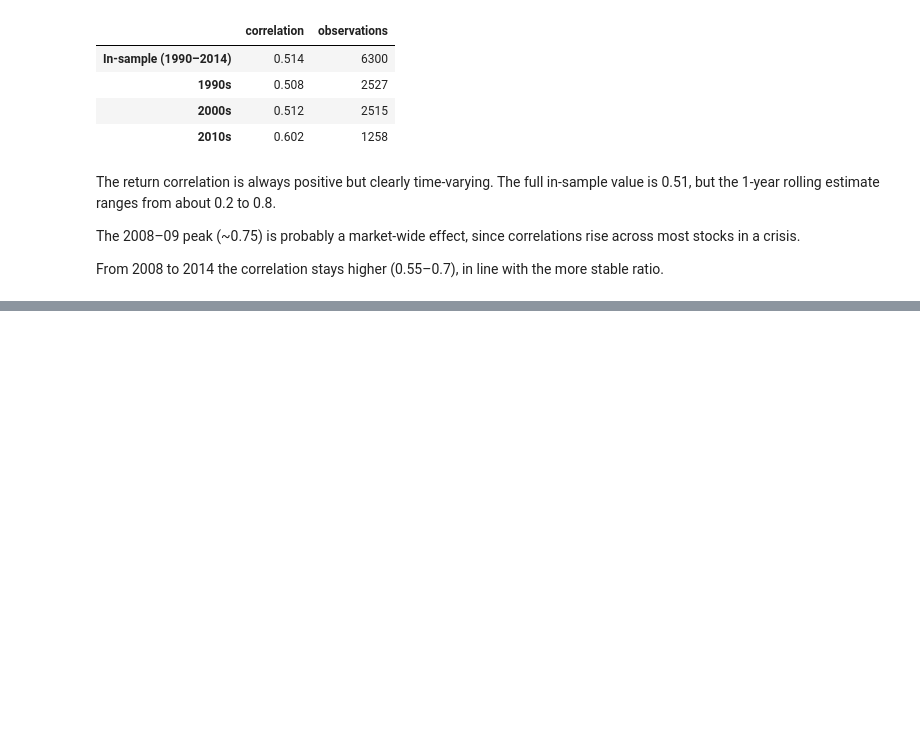
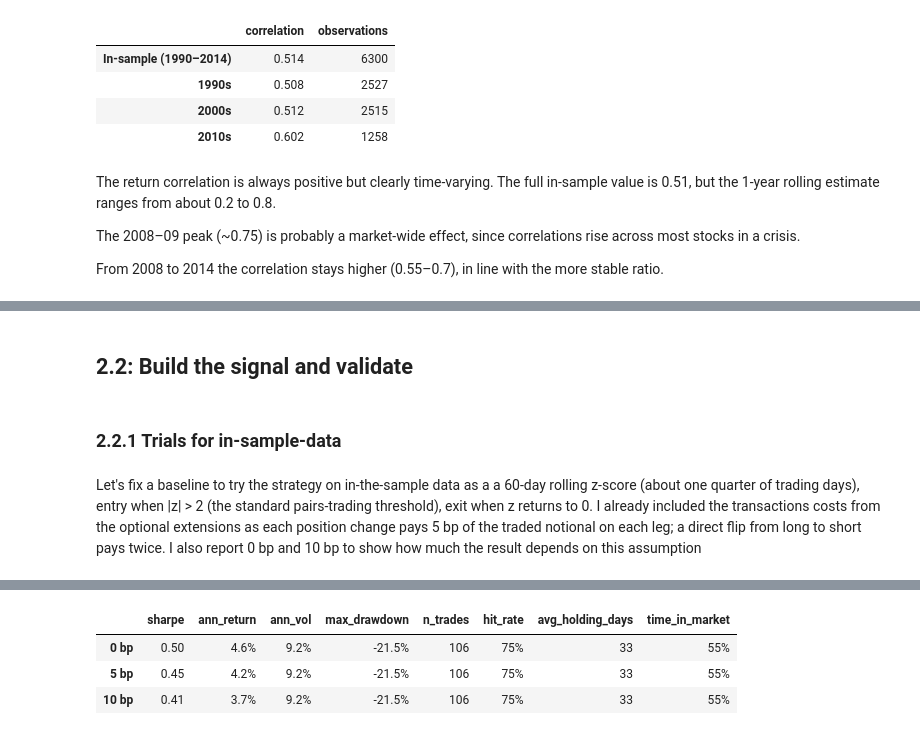
Before and after one commit to loridelotto/hackathon-bsq, a Jupyter notebook: notebook.ipynb, the cells around one changed output, grey strips where cells are left out. Drawn from its saved outputs; the diff is of its cells as text; code cells hidden in the pictures; blank space fills up the shorter version.

```diff
--- a/notebook.ipynb
+++ b/notebook.ipynb
@@ -222,0 +529,2 @@ From 2008 to 2014 the correlation stays higher (0.55–0.7), in line with the mo
+# %% [markdown]
+## 2.2: Build the signal and validate
@@ -222,0 +815,48 @@ From 2008 to 2014 the correlation stays higher (0.55–0.7), in line with the mo
+# %% [markdown]
+### 2.2.1 Trials for in-sample-data
+# %% [markdown]
+Let's fix a baseline to try the strategy on in-the-sample data as a a 60-day rolling z-score (about one quarter of trading days), entry when |z| > 2 (the standard
+pairs-trading threshold), exit when z returns to 0.
+I already included the transactions costs from the optional extensions as each position change
+pays 5 bp of the traded notional on each leg; a direct flip from long to short pays twice. I also
+report 0 bp and 10 bp to show how much the result depends on this assumption
+# %%
+BASE_LOOKBACK = 60
+BASE_ENTRY = 2.0
+BASE_EXIT = 0.0
+BASE_COST = 5.0
+COST_LEVELS = (0.0, 5.0, 10.0)
+
+registry = open_trial_registry(TRIALS_DB)
+
+z_is = rolling_zscore(spread_is, BASE_LOOKBACK)
+pos_is = generate_positions(z_is, BASE_ENTRY, BASE_EXIT)
+
+assert set(pos_is.unique()) <= {-1.0, 0.0, 1.0}, "Positions must be -1, 0 or +1"
+assert (pos_is.iloc[: BASE_LOOKBACK - 1] == 0).all(), "No position before the z-score is defined"
+truncated = rolling_zscore(spread_is.iloc[:3000], BASE_LOOKBACK)
+assert np.allclose(truncated.dropna(), z_is.iloc[:3000].dropna()), "z-score must not depend on future data"
+
+baseline_results = {}
+for cost in COST_LEVELS:
+    bt = backtest(prices_is, hedge, "KO", "PEP", pos_is, cost)
+    metrics = performance_summary(bt, cost)
+    label = "baseline" if cost == BASE_COST else "cost sensitivity"
+    log_trial(registry, "in-sample", BASE_LOOKBACK, BASE_ENTRY, BASE_EXIT, cost, label, hedge.beta, metrics)
+    baseline_results[f"{cost:g} bp"] = metrics
+
+bt_is = backtest(prices_is, hedge, "KO", "PEP", pos_is, BASE_COST)
+
+pd.DataFrame(baseline_results).T.style.format(
+    {
+        "sharpe": "{:.2f}",
+        "ann_return": "{:.1%}",
+        "ann_vol": "{:.1%}",
+        "max_drawdown": "{:.1%}",
+        "n_trades": "{:.0f}",
+        "hit_rate": "{:.0%}",
+        "avg_holding_days": "{:.0f}",
+        "time_in_market": "{:.0%}",
+    }
+)
+# %% [output]
@@ -222,0 +866,4 @@ From 2008 to 2014 the correlation stays higher (0.55–0.7), in line with the mo
+|  | sharpe | ann_return | ann_vol | max_drawdown | n_trades | hit_rate | avg_holding_days | time_in_market |
+| 0 bp | 0.50 | 4.6% | 9.2% | -21.5% | 106 | 75% | 33 | 55% |
+| 5 bp | 0.45 | 4.2% | 9.2% | -21.5% | 106 | 75% | 33 | 55% |
+| 10 bp | 0.41 | 3.7% | 9.2% | -21.5% | 106 | 75% | 33 | 55% |
```
Also changed, not shown: parts of 23 cells of this notebook, 1 other file.
